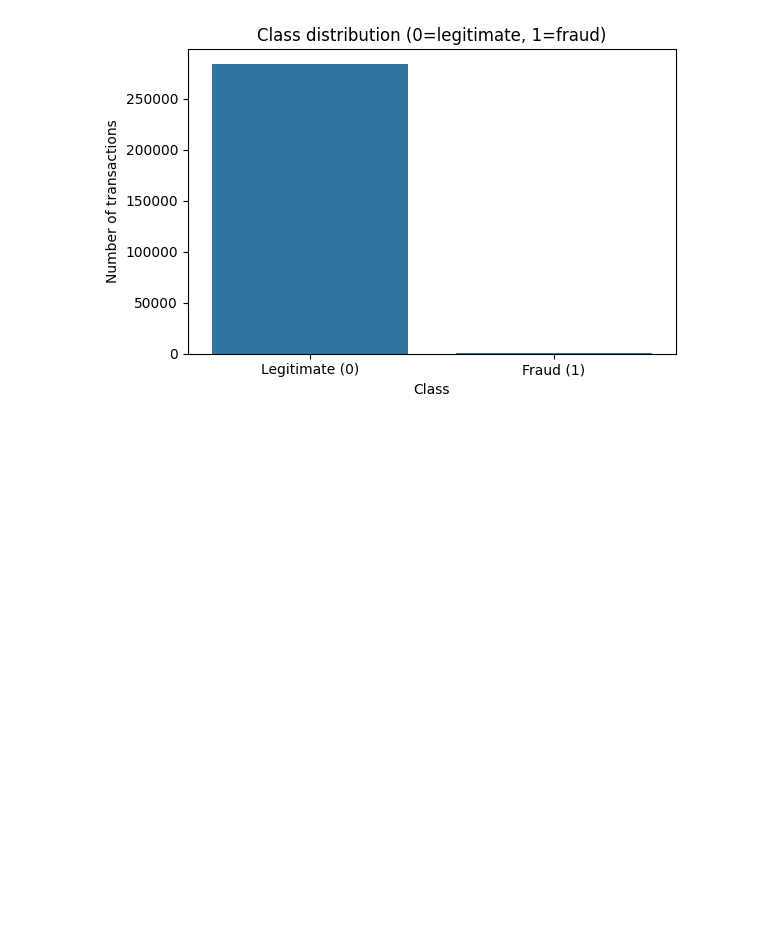
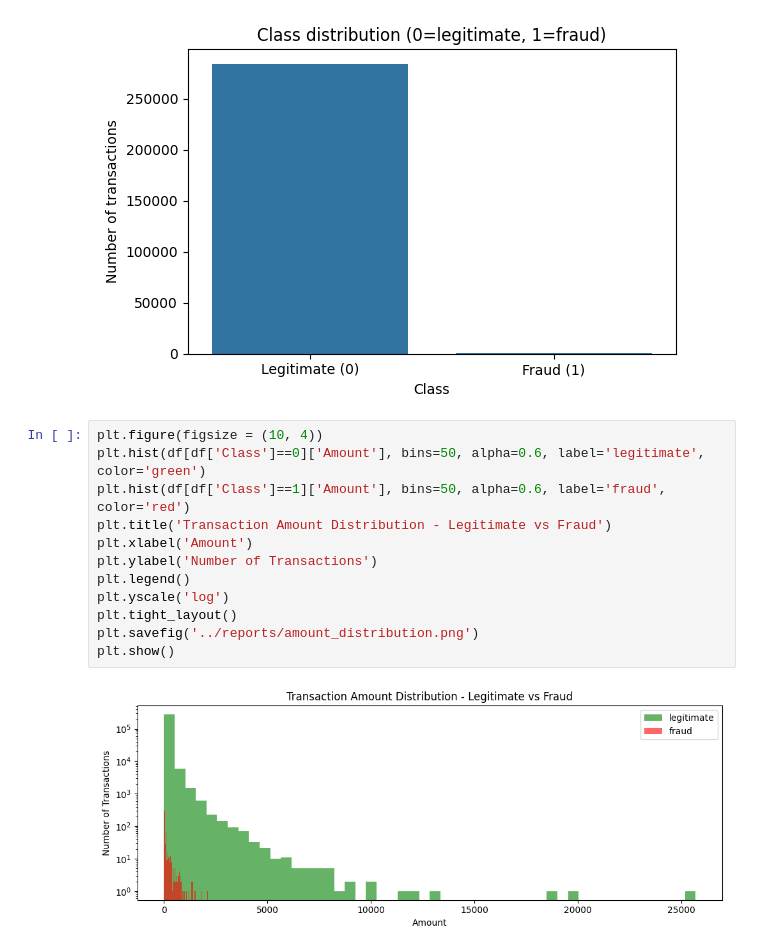
Before and after one commit to anshikag3006/fraud-detection-system, a Jupyter notebook: notebooks/01_data_exploration.ipynb, the cells around one changed output. Cells and saved outputs as stored; diff of their text form; blank space fills up the shorter version.

Commit message:
added amount distribution chart, observed fraud concentrated in low amounts

```diff
--- a/notebooks/01_data_exploration.ipynb
+++ b/notebooks/01_data_exploration.ipynb
@@ -71,3 +71,17 @@ plt.savefig('../reports/class_distribution.png')
 plt.show()
 # %% [output]
 [figure]
+# %%
+plt.figure(figsize = (10, 4))
+plt.hist(df[df['Class']==0]['Amount'], bins=50, alpha=0.6, label='legitimate', color='green')
+plt.hist(df[df['Class']==1]['Amount'], bins=50, alpha=0.6, label='fraud', color='red')
+plt.title('Transaction Amount Distribution - Legitimate vs Fraud')
+plt.xlabel('Amount')
+plt.ylabel('Number of Transactions')
+plt.legend()
+plt.yscale('log')
+plt.tight_layout()
+plt.savefig('../reports/amount_distribution.png')
+plt.show()
+# %% [output]
+[figure, added]
```
